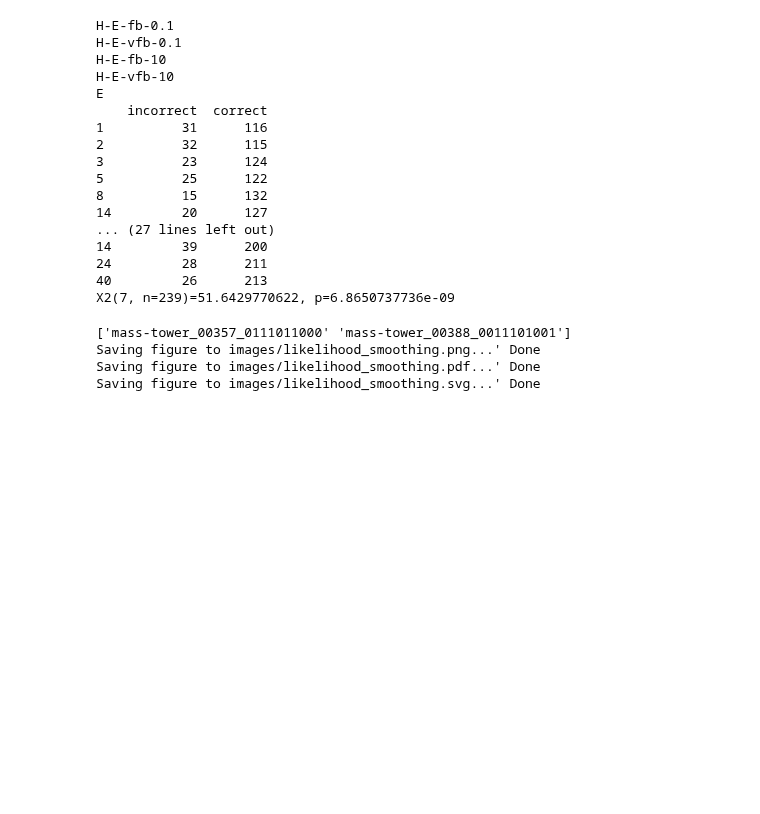
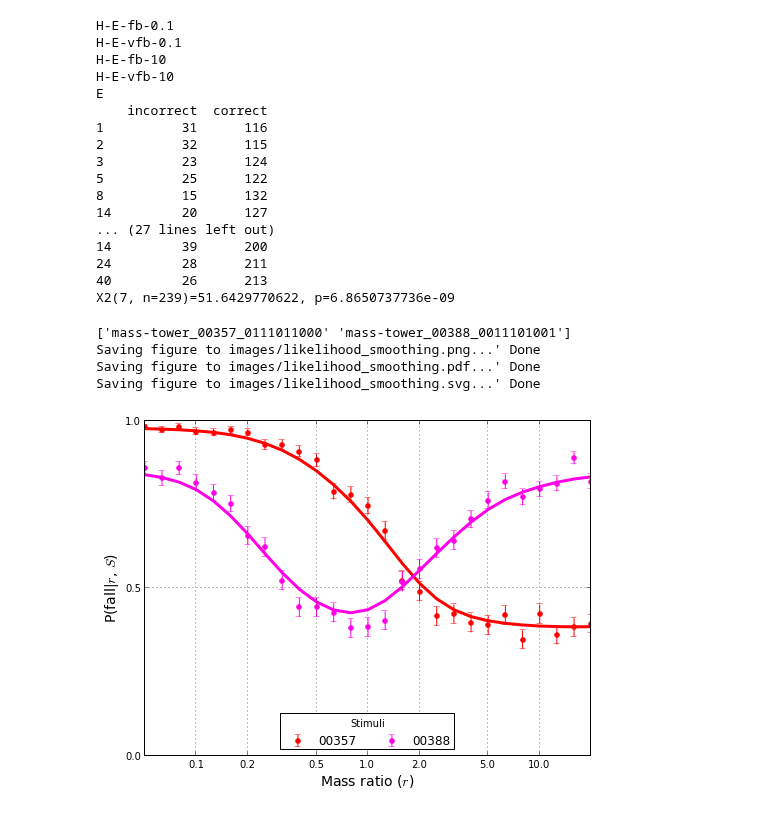
Before and after one commit to berkeley-cocosci/mass-inference, a Jupyter notebook: analysis/analyze-stability-learning.ipynb, the cells around one changed output. Drawn from its saved outputs; the diff is of its cells as text; code cells hidden in the pictures; blank space fills up the shorter version.

Commit message:
Clean up analyze-stability-learning notebook

```diff
--- a/analysis/analyze-stability-learning.ipynb
+++ b/analysis/analyze-stability-learning.ipynb
@@ -32,10 +22,13 @@ LINE = "-"*195
 ## Load data
 ######################################################################
 
-reload(lat)
+reload(at)
 
 # human
-training, posttest, experiment, queries = lat.load_turk(thresh=1)
+conds = ['C-vfb-10', 'C-vfb-0.1', 'C-fb-10', 'C-fb-0.1', 'C-nfb-10',
+         'E-vfb-10', 'E-vfb-0.1', 'E-fb-10', 'E-fb-0.1', 'E-nfb-10']
+suffixes = ['-cb0', '-cb1']
+training, posttest, experiment, queries = at.load_turk(conds, suffixes, thresh=1)
 hconds = sorted(experiment.keys())
 total = 0
 for cond in hconds:
@@ -50,8 +43,8 @@ Stims = np.array([
 # model
 nthresh0 = 0
 nthresh = 0.4
-rawipe, ipe_samps, rawtruth, feedback, kappas = lat.process_model_turk(
-    Stims, nthresh0, nthresh)
+rawipe, ipe_samps, rawtruth, feedback, kappas = at.load_model(
+    "stability", nthresh0=nthresh0, nthresh=nthresh, fstim=Stims)
 nofeedback = np.empty(feedback.shape[1])*np.nan
 # %% [output]
 Failed posttest (33): ['042', '047', '051', '052', '058', '066', '069', '075', '085', '095', '109', '115', '121', '131', '143', '214', '226', '245', '252', '265', '295', '305', '306', '317', '332', '3 ...
@@ -640,30 +565,29 @@ X2(7, n=239)=51.6429770622, p=6.8650737736e-09
 # %%
 ######################################################################
 ## Plot smoothed likelihoods
 ######################################################################
 
-reload(lat)
+reload(at)
 fig = plt.figure(1)
 plt.clf()
 istim = [
-    #list(Stims).index("mass-tower_00035_0110101001"),
-    #list(Stims).index("mass-tower_00352_0010011011"),
     list(Stims).index("mass-tower_00357_0111011000"),
     list(Stims).index("mass-tower_00388_0011101001")
     ]
 
 print Stims[istim]
-lat.plot_smoothing(ipe_samps, Stims, istim, kappas)
+at.plot_smoothing(ipe_samps, Stims, istim, kappas)
 plt.xticks([kappas[x] for x in plot_ticks], plot_ratios)
 fig.set_figwidth(8)
 fig.set_figheight(6)
 
-lat.save("images/likelihood_smoothing", close=True, ext=['png', 'pdf', 'svg'])
+at.savefig("images/likelihood_smoothing", close=False, ext=['png', 'pdf', 'svg'])
 # %% [output]
 ['mass-tower_00357_0111011000' 'mass-tower_00388_0011101001']
 Saving figure to images/likelihood_smoothing.png...' Done
 Saving figure to images/likelihood_smoothing.pdf...' Done
 Saving figure to images/likelihood_smoothing.svg...' Done
+[figure, added]
 # %%
 ######################################################################
 ## Plot ideal learning observer beliefs
```
Also changed, not shown: parts of 14 cells of this notebook, 1 other file.
